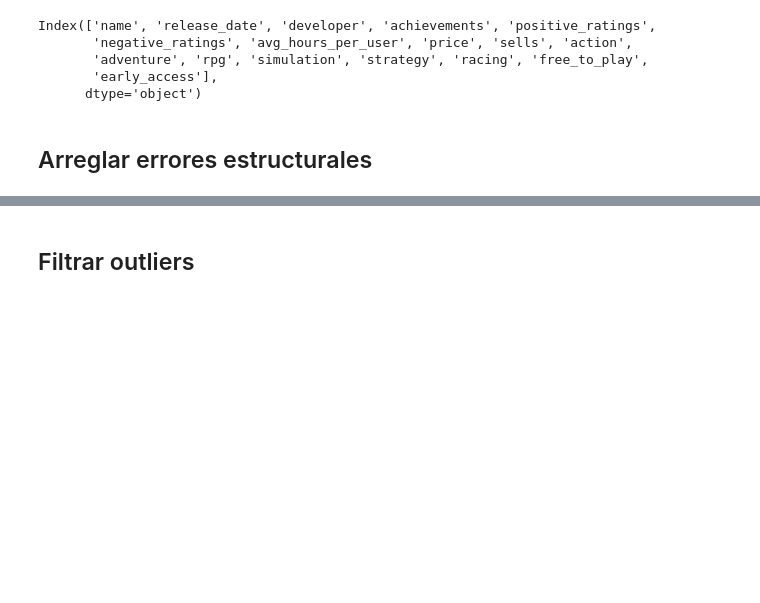
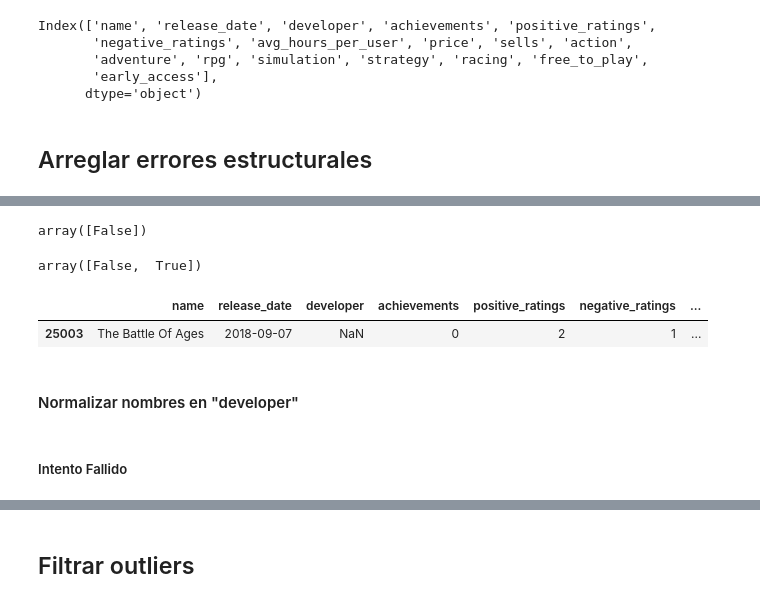
Before and after one commit to Facusc16/introduccion-a-la-ciencia-de-datos-reto-final, a Jupyter notebook: ProyectofinalVideojuegos.ipynb, the cells around one changed output, grey strips where cells are left out. Drawn from its saved outputs; the diff is of its cells as text; code cells hidden in the pictures; blank space fills up the shorter version.

```diff
--- a/ProyectofinalVideojuegos.ipynb
+++ b/ProyectofinalVideojuegos.ipynb
@@ -106,0 +141,4 @@ Recuerda hacer una exploración de datos para encontrar estos errores. Os confir
+# %%
+df.loc[22980, 'developer'] = df.loc[22981, 'developer']
+# %%
+df = df.drop_duplicates()
@@ -106,0 +149,6 @@ Recuerda hacer una exploración de datos para encontrar estos errores. Os confir
+# %%
+name_espacios.unique()
+# %% [output]
+array([False])
+# %%
+df.loc[:, 'name'] = df['name'].str.strip()
@@ -106,0 +157,15 @@ Recuerda hacer una exploración de datos para encontrar estos errores. Os confir
+# %%
+developer_espacios.unique()
+# %% [output]
+array([False,  True])
+# %%
+df.loc[:, 'developer'] = df['developer'].str.strip()
+# %%
+df[df['developer'].str.strip() != df['developer']]
+# %% [output]
+|  | name | release_date | developer | achievements | positive_ratings | negative_ratings | ... |
+| 25003 | The Battle Of Ages | 2018-09-07 | NaN | 0 | 2 | 1 | ... |
+# %% [markdown]
+#### Normalizar nombres en "developer"
+# %% [markdown]
+##### Intento Fallido
```
Also changed, not shown: parts of 34 cells of this notebook.
